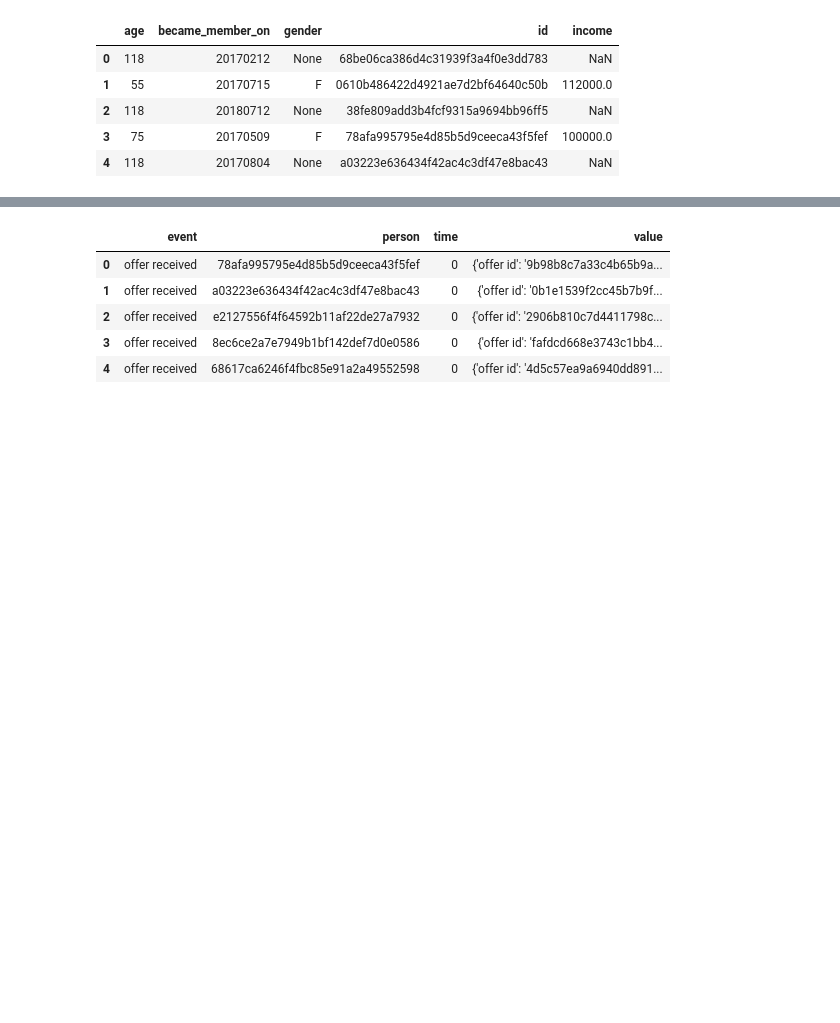
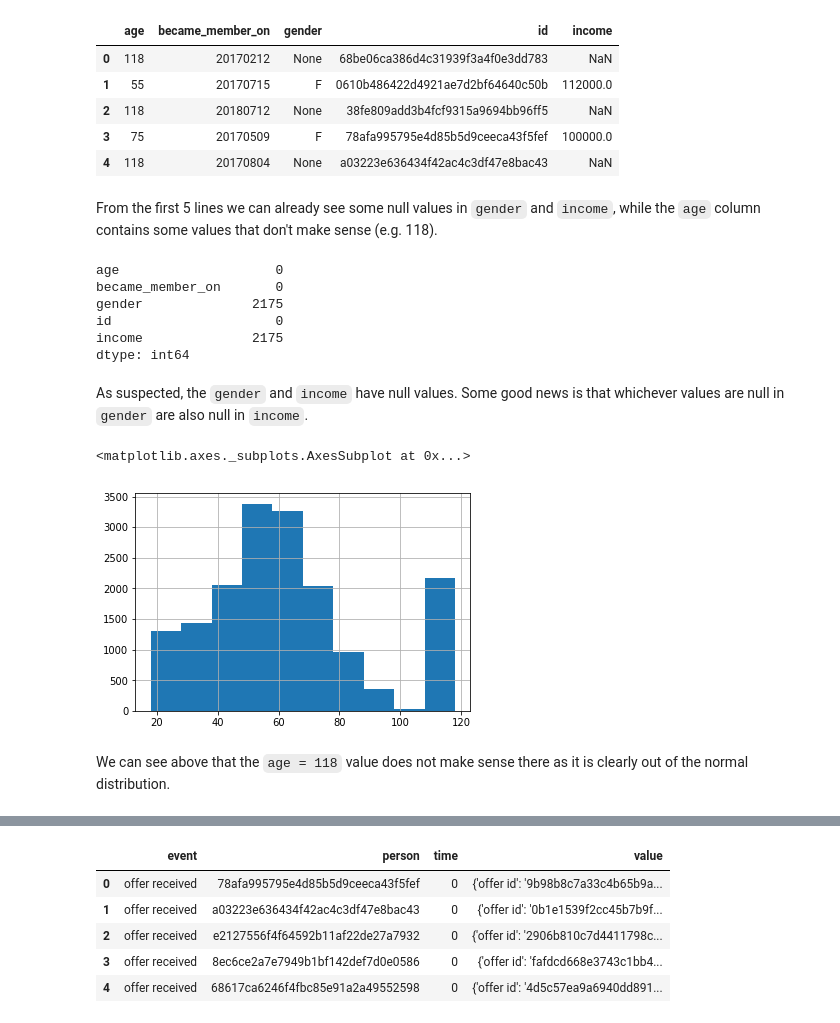
Before and after one commit to manish-kale/Udacity-DSND, a Jupyter notebook: projects/Capstone_Project_Starbucks/Starbucks_Capstone_notebook.ipynb, the cells around one changed output, grey strips where cells are left out. Cells and saved outputs as stored; diff of their text form; code cells hidden in the pictures; blank space fills up the shorter version.

```diff
--- a/projects/Capstone_Project_Starbucks/Starbucks_Capstone_notebook.ipynb
+++ b/projects/Capstone_Project_Starbucks/Starbucks_Capstone_notebook.ipynb
@@ -78,0 +93,23 @@ transcript = pd.read_json('data/transcript.json', orient='records', lines=True,
+# %%
+import pandas as pd
+import numpy as np
+import math
+import json
+from sklearn.model_selection import train_test_split
+from sklearn.preprocessing import StandardScaler
+from sklearn.tree import DecisionTreeClassifier
+from sklearn.ensemble import RandomForestClassifier
+from sklearn.preprocessing import PolynomialFeatures
+from sklearn.metrics import mean_squared_error
+from sklearn.metrics import classification_report
+from time import time
+from sklearn.model_selection import GridSearchCV
+import matplotlib.pyplot as plt
+from sklearn.linear_model import Ridge
+from sklearn.tree import DecisionTreeRegressor
+%matplotlib inline
+
+# read in the json files
+portfolio = pd.read_json('portfolio.json', orient='records', lines=True)
+profile = pd.read_json('profile.json', orient='records', lines=True)
+transcript = pd.read_json('transcript.json', orient='records', lines=True)
@@ -94,3 +195,25 @@ profile.head()
 | 2 | 118 | 20180712 | None | 38fe809add3b4fcf9315a9694bb96ff5 | NaN |
 | 3 | 75 | 20170509 | F | 78afa995795e4d85b5d9ceeca43f5fef | 100000.0 |
 | 4 | 118 | 20170804 | None | a03223e636434f42ac4c3df47e8bac43 | NaN |
+# %% [markdown]
+From the first 5 lines we can already see some null values in `gender` and `income`, while the `age` column contains some values that don't make sense (e.g. 118).
+# %%
+#check for null values
+profile.isnull().sum()
+# %% [output]
+age                    0
+became_member_on       0
+gender              2175
+id                     0
+income              2175
+dtype: int64
+# %% [markdown]
+As suspected, the `gender` and `income` have null values. Some good news is that whichever values are null in `gender` are also null in `income`.
+# %%
+#check distribution of age column
+profile.age.hist()
+# %% [output]
+<matplotlib.axes._subplots.AxesSubplot at 0x...>
+[figure, added]
+# %% [markdown]
+We can see above that the `age = 118` value does not make sense there as it is clearly out of the normal distribution.
```
Also changed, not shown: parts of 297 cells of this notebook, 3 other files.
